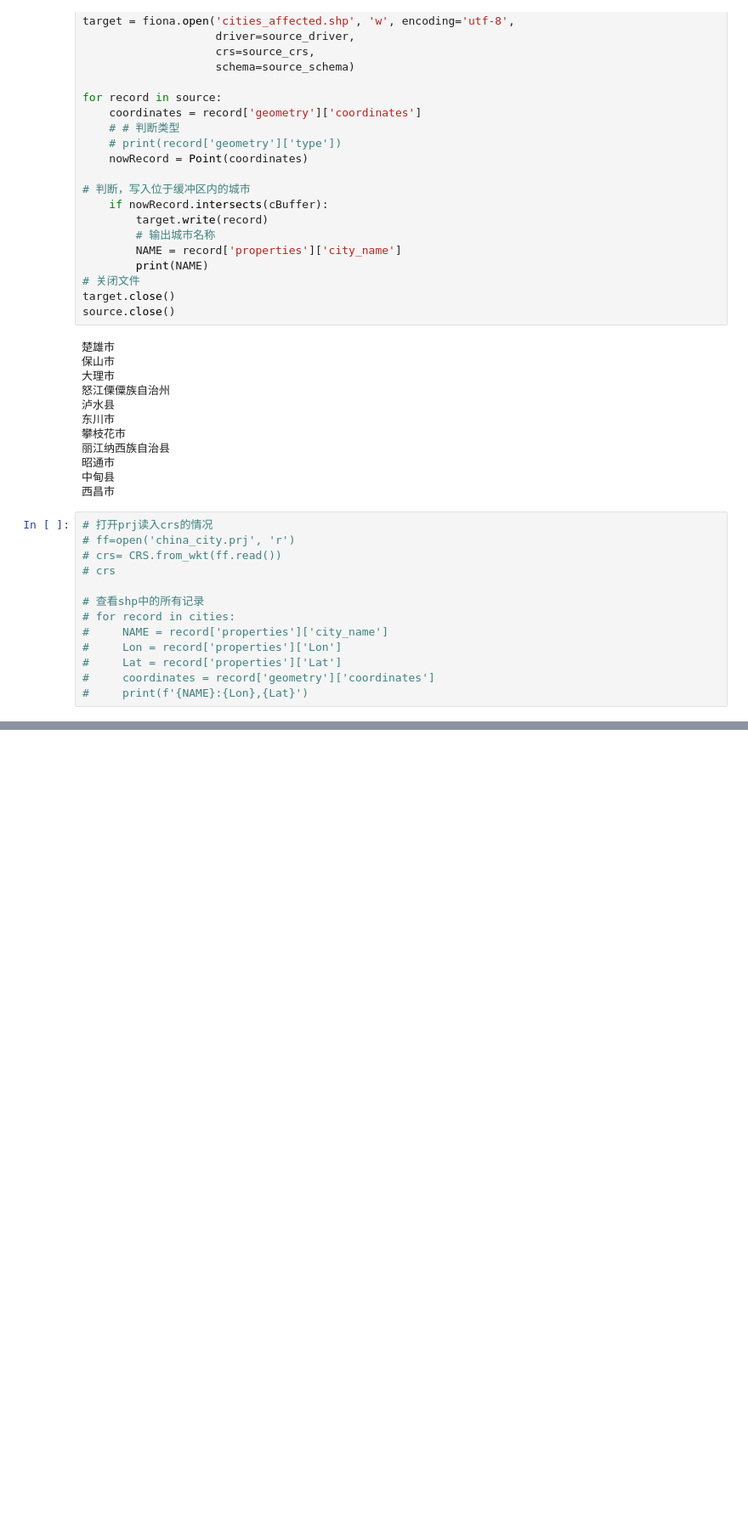
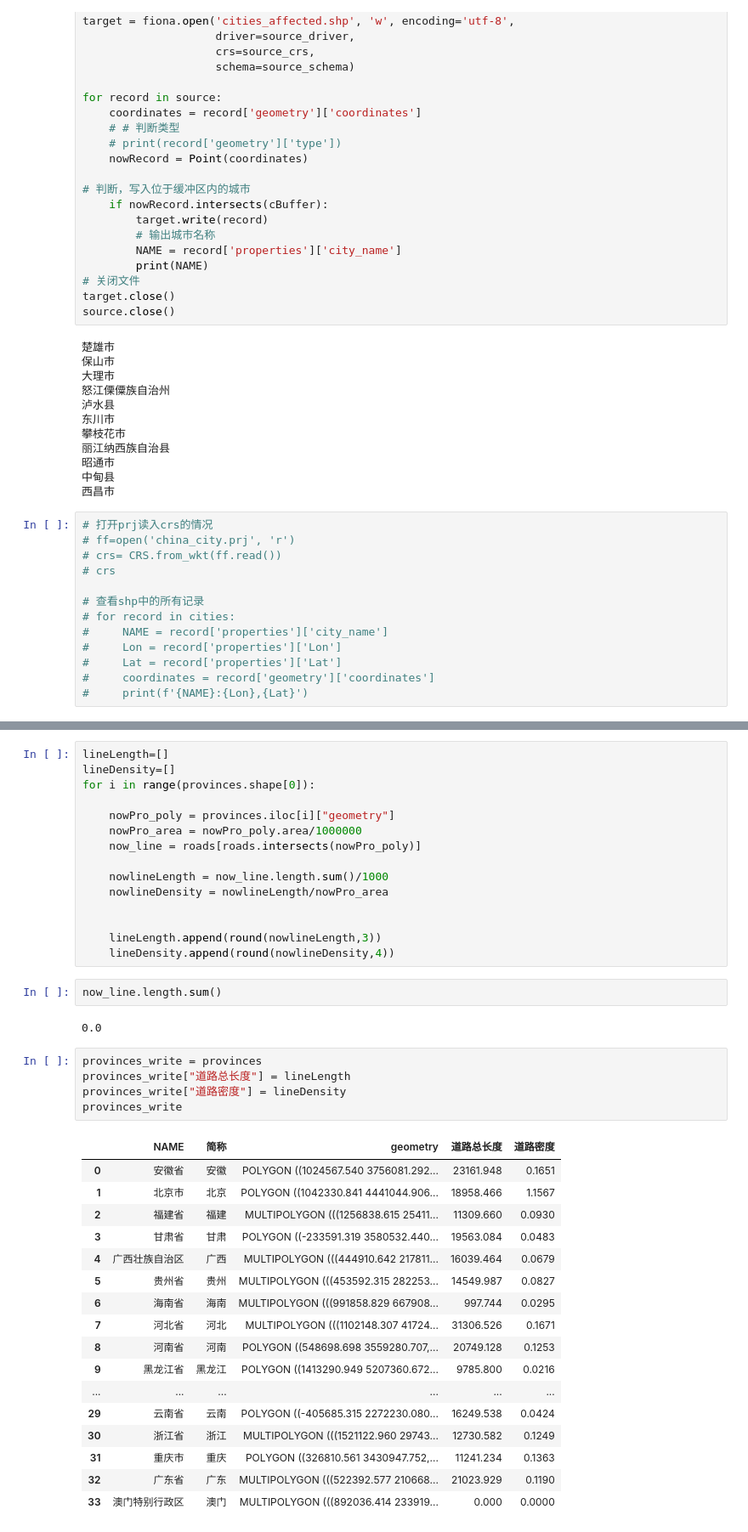
Before and after one commit to Plutoset/se-gis, a Jupyter notebook: 10193903446_汤博.ipynb, the cells around one changed output, grey strips where cells are left out. Shown at 85% size. Drawn from its saved outputs; the diff is of its cells as text; blank space fills up the shorter version.

```diff
--- a/10193903446_汤博.ipynb
+++ b/10193903446_汤博.ipynb
@@ -331,0 +413,42 @@ source.close()
+# %%
+lineLength=[]
+lineDensity=[]
+for i in range(provinces.shape[0]):
+
+    nowPro_poly = provinces.iloc[i]["geometry"]
+    nowPro_area = nowPro_poly.area/1000000
+    now_line = roads[roads.intersects(nowPro_poly)]
+
+    nowlineLength = now_line.length.sum()/1000
+    nowlineDensity = nowlineLength/nowPro_area
+
+
+    lineLength.append(round(nowlineLength,3))
+    lineDensity.append(round(nowlineDensity,4))
+# %%
+now_line.length.sum()
+# %% [output]
+0.0
+# %%
+provinces_write = provinces
+provinces_write["道路总长度"] = lineLength
+provinces_write["道路密度"] = lineDensity
+provinces_write
+# %% [output]
+|  | NAME | 简称 | geometry | 道路总长度 | 道路密度 |
+| 0 | 安徽省 | 安徽 | POLYGON ((1024567.540 3756081.292... | 23161.948 | 0.1651 |
+| 1 | 北京市 | 北京 | POLYGON ((1042330.841 4441044.906... | 18958.466 | 1.1567 |
+| 2 | 福建省 | 福建 | MULTIPOLYGON (((1256838.615 25411... | 11309.660 | 0.0930 |
+| 3 | 甘肃省 | 甘肃 | POLYGON ((-233591.319 3580532.440... | 19563.084 | 0.0483 |
+| 4 | 广西壮族自治区 | 广西 | MULTIPOLYGON (((444910.642 217811... | 16039.464 | 0.0679 |
+| 5 | 贵州省 | 贵州 | MULTIPOLYGON (((453592.315 282253... | 14549.987 | 0.0827 |
+| 6 | 海南省 | 海南 | MULTIPOLYGON (((991858.829 667908... | 997.744 | 0.0295 |
+| 7 | 河北省 | 河北 | MULTIPOLYGON (((1102148.307 41724... | 31306.526 | 0.1671 |
+| 8 | 河南省 | 河南 | POLYGON ((548698.698 3559280.707,... | 20749.128 | 0.1253 |
+| 9 | 黑龙江省 | 黑龙江 | POLYGON ((1413290.949 5207360.672... | 9785.800 | 0.0216 |
+| ... | ... | ... | ... | ... | ... |
+| 29 | 云南省 | 云南 | POLYGON ((-405685.315 2272230.080... | 16249.538 | 0.0424 |
+| 30 | 浙江省 | 浙江 | MULTIPOLYGON (((1521122.960 29743... | 12730.582 | 0.1249 |
+| 31 | 重庆市 | 重庆 | POLYGON ((326810.561 3430947.752,... | 11241.234 | 0.1363 |
+| 32 | 广东省 | 广东 | MULTIPOLYGON (((522392.577 210668... | 21023.929 | 0.1190 |
+| 33 | 澳门特别行政区 | 澳门 | MULTIPOLYGON (((892036.414 233919... | 0.000 | 0.0000 |
```
Also changed, not shown: parts of 7 cells of this notebook, 26 other files.
